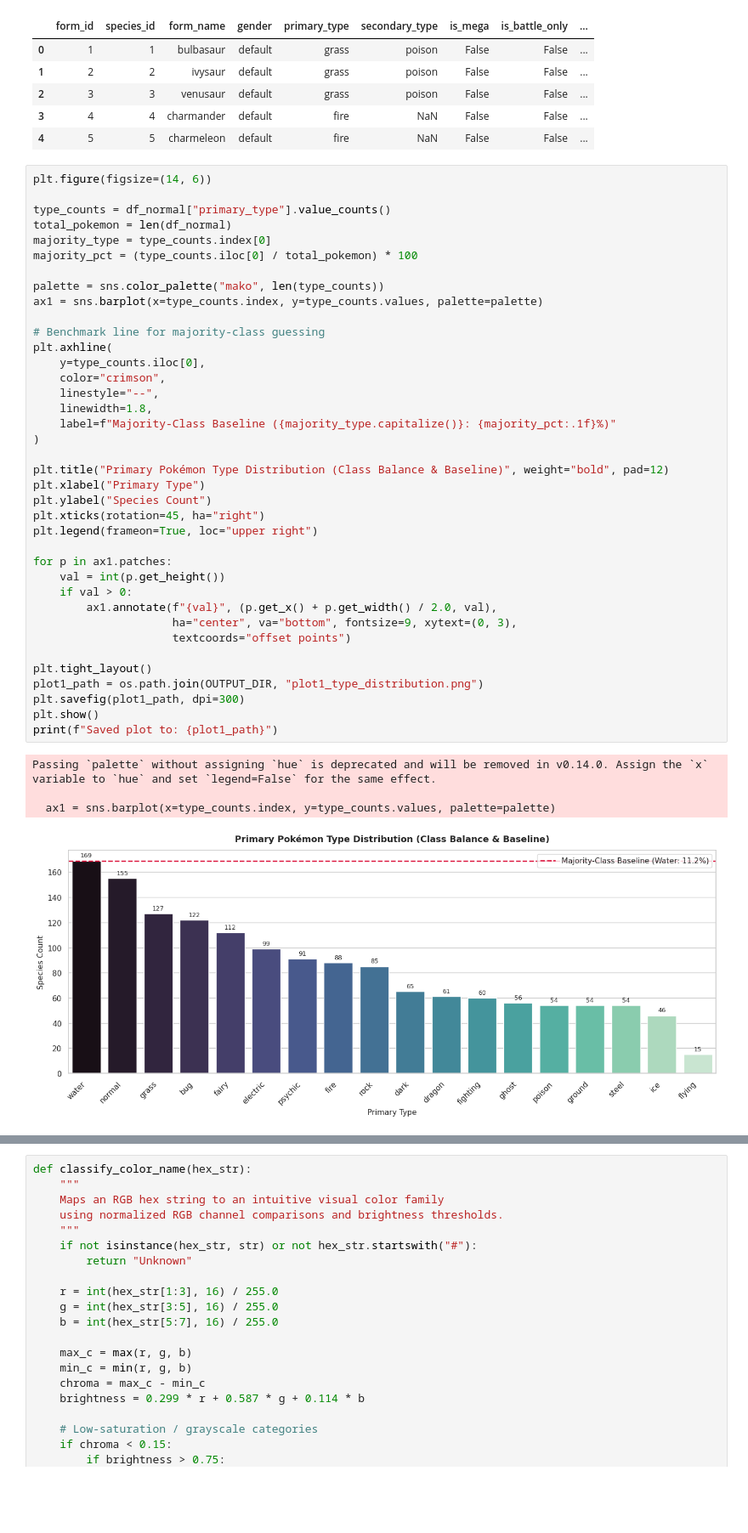
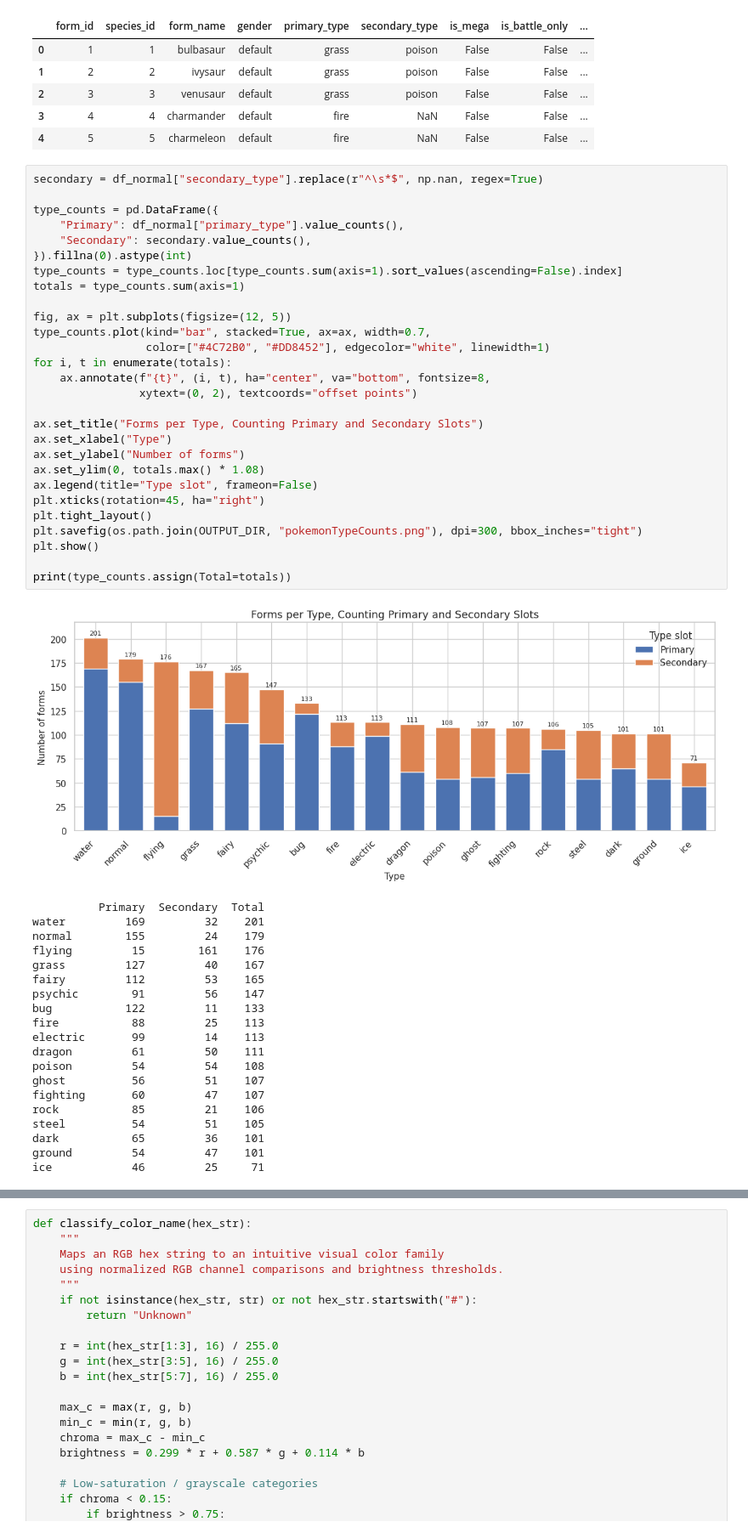
Before and after one commit to Thieron/DS-4002-group-01, a Jupyter notebook: project3/SCRIPTS/collection.ipynb, the cells around one changed output, grey strips where cells are left out. Shown at 85% size. Saved outputs shown, nothing was run; the diff lists cells and outputs as text; blank space fills up the shorter version.

```diff
--- a/project3/SCRIPTS/collection.ipynb
+++ b/project3/SCRIPTS/collection.ipynb
@@ -373,45 +405,51 @@ Shiny Data Sample:
 | 3 | 4 | 4 | charmander | default | fire | NaN | False | False | ... |
 | 4 | 5 | 5 | charmeleon | default | fire | NaN | False | False | ... |
 # %%
-plt.figure(figsize=(14, 6))
+secondary = df_normal["secondary_type"].replace(r"^\s*$", np.nan, regex=True)
 
-type_counts = df_normal["primary_type"].value_counts()
-total_pokemon = len(df_normal)
-majority_type = type_counts.index[0]
-majority_pct = (type_counts.iloc[0] / total_pokemon) * 100
+type_counts = pd.DataFrame({
+    "Primary": df_normal["primary_type"].value_counts(),
+    "Secondary": secondary.value_counts(),
+}).fillna(0).astype(int)
+type_counts = type_counts.loc[type_counts.sum(axis=1).sort_values(ascending=False).index]
+totals = type_counts.sum(axis=1)
 
-palette = sns.color_palette("mako", len(type_counts))
-ax1 = sns.barplot(x=type_counts.index, y=type_counts.values, palette=palette)
+fig, ax = plt.subplots(figsize=(12, 5))
+type_counts.plot(kind="bar", stacked=True, ax=ax, width=0.7,
+                 color=["#4C72B0", "#DD8452"], edgecolor="white", linewidth=1)
+for i, t in enumerate(totals):
+    ax.annotate(f"{t}", (i, t), ha="center", va="bottom", fontsize=8,
+                xytext=(0, 2), textcoords="offset points")
 
-# Benchmark line for majority-class guessing
-plt.axhline(
-    y=type_counts.iloc[0],
-    color="crimson",
-    linestyle="--",
-    linewidth=1.8,
-    label=f"Majority-Class Baseline ({majority_type.capitalize()}: {majority_pct:.1f}%)"
-)
+ax.set_title("Forms per Type, Counting Primary and Secondary Slots")
+ax.set_xlabel("Type")
+ax.set_ylabel("Number of forms")
+ax.set_ylim(0, totals.max() * 1.08)
+ax.legend(title="Type slot", frameon=False)
+plt.xticks(rotation=45, ha="right")
+plt.tight_layout()
+plt.savefig(os.path.join(OUTPUT_DIR, "pokemonTypeCounts.png"), dpi=300, bbox_inches="tight")
+plt.show()
 
-plt.title("Primary Pokémon Type Distribution (Class Balance & Baseline)", weight="bold", pad=12)
-plt.xlabel("Primary Type")
-plt.ylabel("Species Count")
-plt.xticks(rotation=45, ha="right")
-plt.legend(frameon=True, loc="upper right")
-
-for p in ax1.patches:
-    val = int(p.get_height())
-    if val > 0:
-        ax1.annotate(f"{val}", (p.get_x() + p.get_width() / 2.0, val),
-                     ha="center", va="bottom", fontsize=9, xytext=(0, 3),
-                     textcoords="offset points")
-
-plt.tight_layout()
-plot1_path = os.path.join(OUTPUT_DIR, "plot1_type_distribution.png")
-plt.savefig(plot1_path, dpi=300)
-plt.show()
-print(f"Saved plot to: {plot1_path}")
+print(type_counts.assign(Total=totals))
 # %% [output]
+[figure, new version]
-Passing `palette` without assigning `hue` is deprecated and will be removed in v0.14.0. Assign the `x` variable to `hue` and set `legend=False` for the same effect.
-
-  ax1 = sns.barplot(x=type_counts.index, y=type_counts.values, palette=palette)
+          Primary  Secondary  Total
+water         169         32    201
+normal        155         24    179
+flying         15        161    176
+grass         127         40    167
+fairy         112         53    165
+psychic        91         56    147
+bug           122         11    133
+fire           88         25    113
+electric       99         14    113
+dragon         61         50    111
+poison         54         54    108
+ghost          56         51    107
+fighting       60         47    107
+rock           85         21    106
+steel          54         51    105
+dark           65         36    101
+ground         54         47    101
+ice            46         25     71
-[figure, old version]
```
Also changed, not shown: parts of 13 cells of this notebook, 6 other files.
